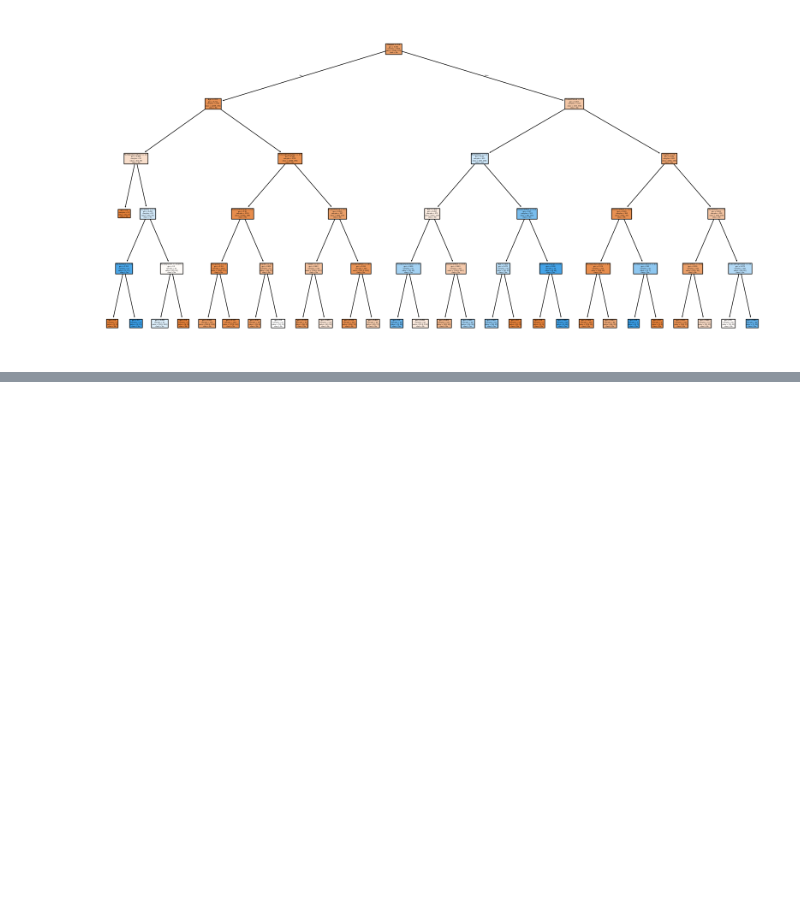
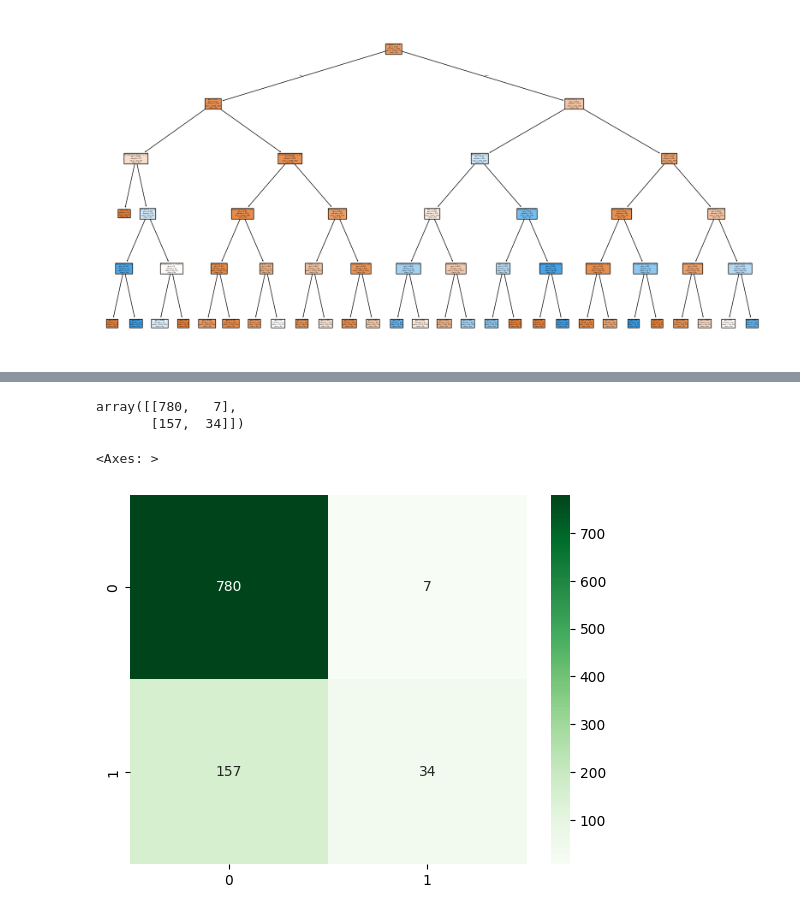
Before and after one commit to Bipan-git/Machine-Learning, a Jupyter notebook: Travel.ipynb, the cells around one changed output, grey strips where cells are left out. Cells and saved outputs as stored; diff of their text form; code cells hidden in the pictures; blank space fills up the shorter version.

Commit message:
updated Decision Tree and Random Forest

```diff
--- a/Travel.ipynb
+++ b/Travel.ipynb
@@ -181,0 +185,8 @@ plt.show()
+# %%
+rf = RandomForestClassifier(
+  n_estimators=100,
+  max_depth=5,
+  random_state=42
+)
+# %%
+rf.fit(X_train,y_train)
@@ -181,0 +195,3 @@ plt.show()
+# %%
+##prediction
+y_pred_rf = rf.predict(X_test)
@@ -181,0 +213,12 @@ plt.show()
+# %%
+rf_cm = confusion_matrix(y_test,y_pred_rf)
+# %%
+rf_cm
+# %% [output]
+array([[780,   7],
+       [157,  34]])
+# %%
+sns.heatmap(rf_cm,annot=True,fmt="d",cmap="Greens")
+# %% [output]
+<Axes: >
+[figure, added]
```
Also changed, not shown: parts of 4 cells of this notebook.
